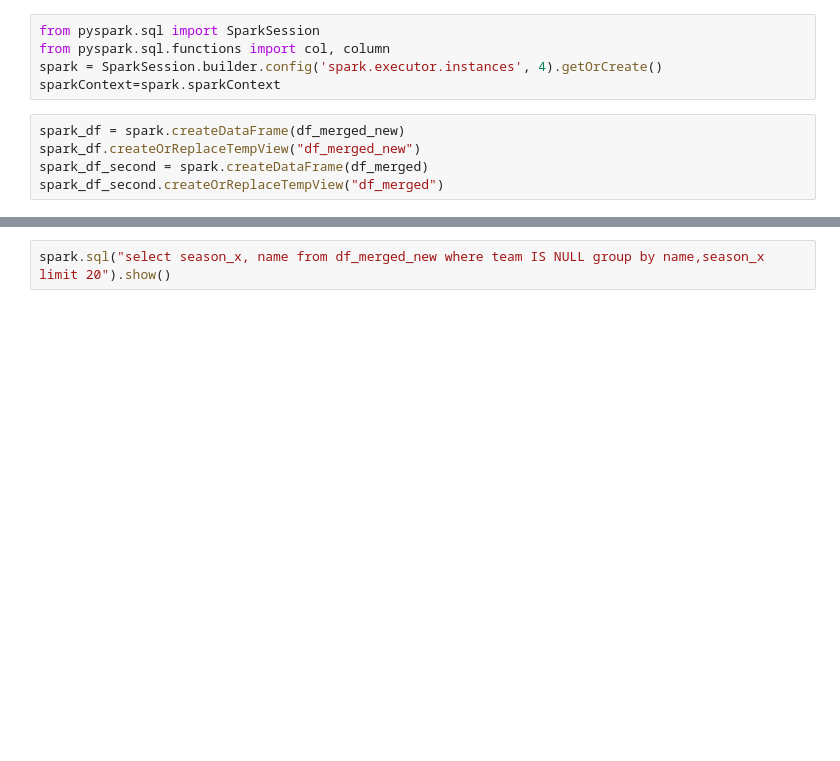
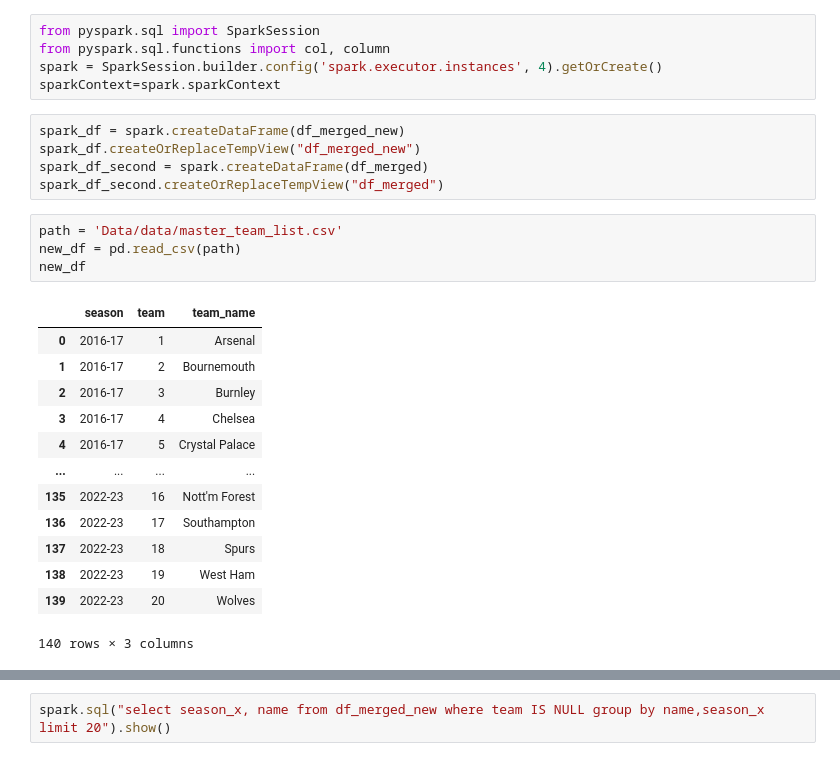
Before and after one commit to Subashcoder/Football-Match-Prediction, a Jupyter notebook: feature_engg.ipynb, the cells around one changed output, grey strips where cells are left out. Cells and saved outputs as stored; diff of their text form; blank space fills up the shorter version.

```diff
--- a/feature_engg.ipynb
+++ b/feature_engg.ipynb
@@ -104,6 +104,24 @@ spark_df = spark.createDataFrame(df_merged_new)
 spark_df.createOrReplaceTempView("df_merged_new")
 spark_df_second = spark.createDataFrame(df_merged)
 spark_df_second.createOrReplaceTempView("df_merged")
+# %%
+path = 'Data/data/master_team_list.csv'
+new_df = pd.read_csv(path)
+new_df
+# %% [output]
+|  | season | team | team_name |
+| 0 | 2016-17 | 1 | Arsenal |
+| 1 | 2016-17 | 2 | Bournemouth |
+| 2 | 2016-17 | 3 | Burnley |
+| 3 | 2016-17 | 4 | Chelsea |
+| 4 | 2016-17 | 5 | Crystal Palace |
+| ... | ... | ... | ... |
+| 135 | 2022-23 | 16 | Nott'm Forest |
+| 136 | 2022-23 | 17 | Southampton |
+| 137 | 2022-23 | 18 | Spurs |
+| 138 | 2022-23 | 19 | West Ham |
+| 139 | 2022-23 | 20 | Wolves |
+140 rows × 3 columns
 # %%
 df_merged_new.columns
 # %% [output]
```
Also changed, not shown: parts of 10 cells of this notebook, 6 other files.
